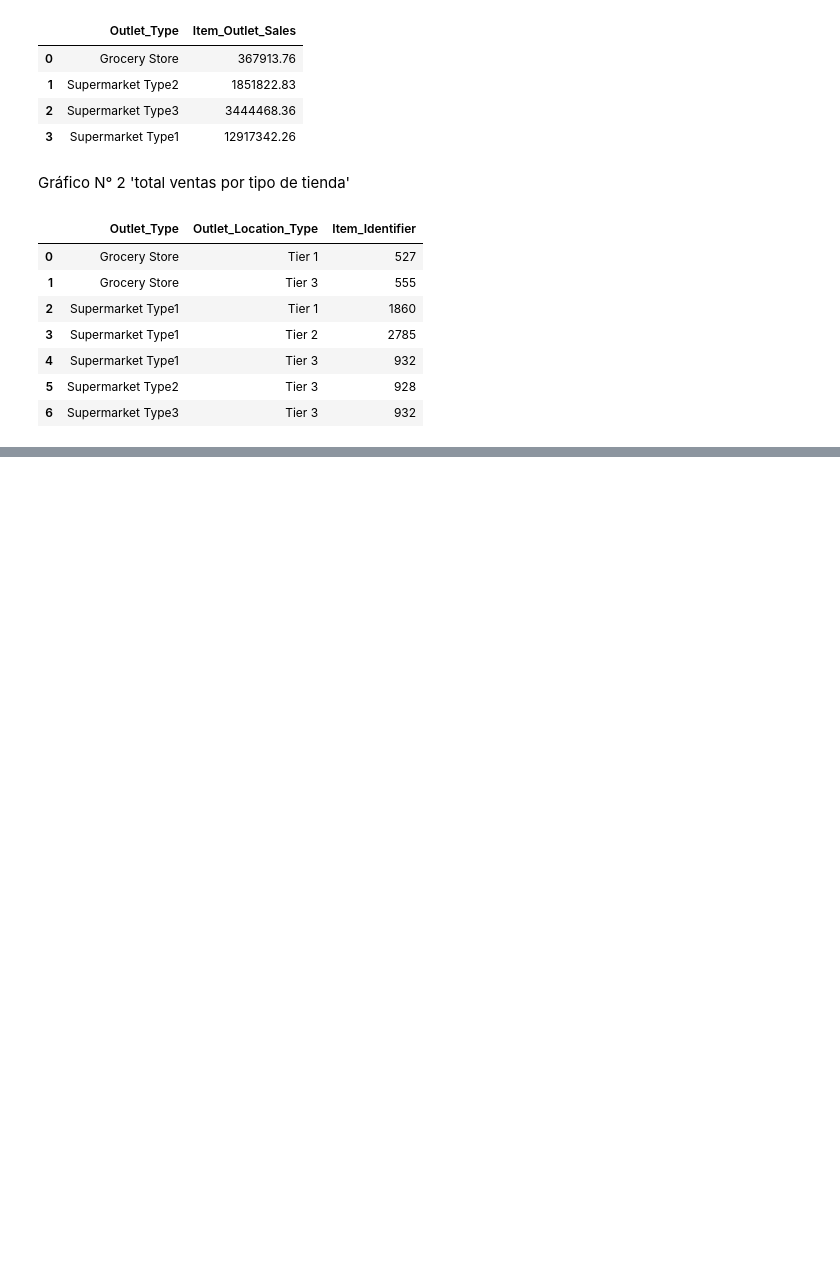
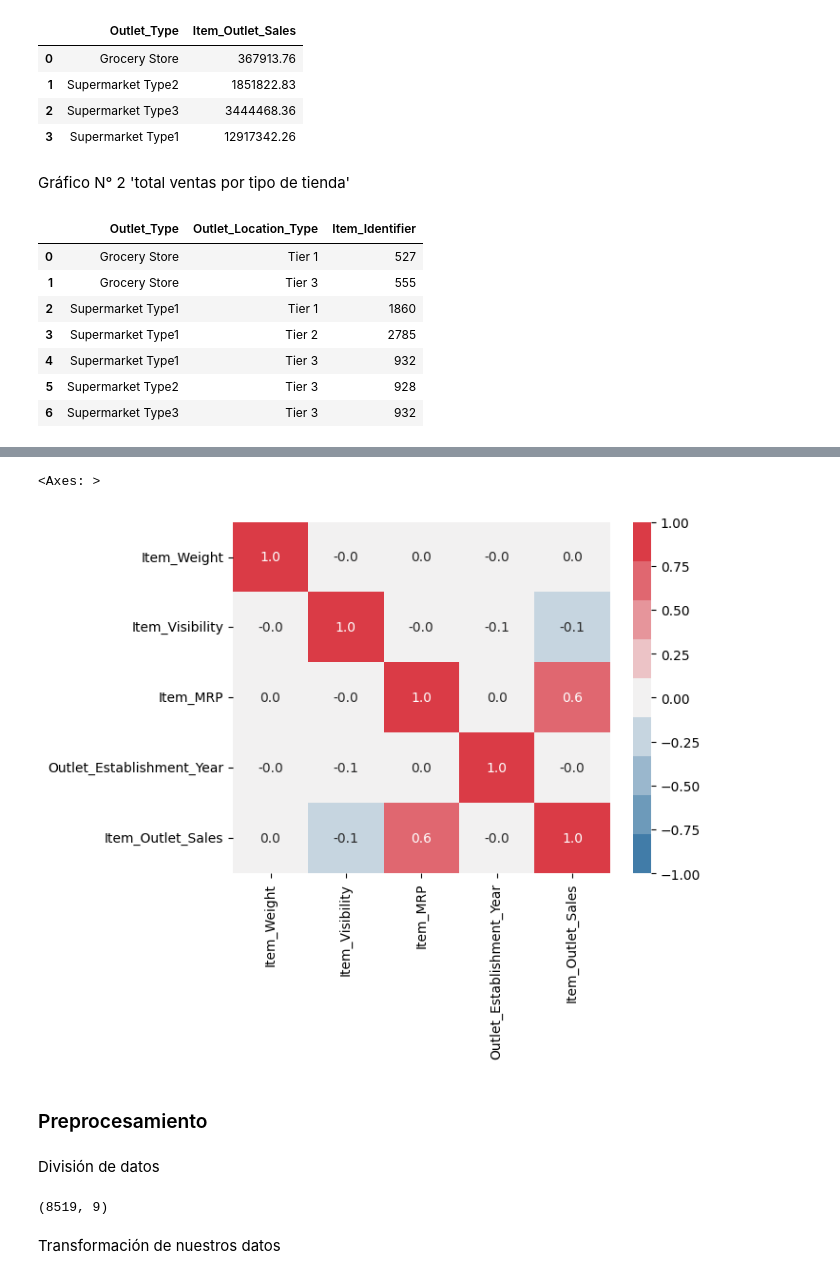
Before and after one commit to linerlander/sales_predictions, a Jupyter notebook: data_cleaning.ipynb, the cells around one changed output, grey strips where cells are left out. Cells and saved outputs as stored; diff of their text form; code cells hidden in the pictures; blank space fills up the shorter version.

```diff
--- a/data_cleaning.ipynb
+++ b/data_cleaning.ipynb
@@ -262,0 +331,16 @@ fg.update_legends(title_text = 'Tipo de locación')
+# %%
+import seaborn as sns
+sns.heatmap(df.select_dtypes(include='number').corr(), cmap = sns.diverging_palette(240, 10, n=9), annot=True, fmt='.1f', vmin=-1, vmax=1
+            )
+# %% [output]
+<Axes: >
+[figure, added]
+# %% [markdown]
+### Preprocesamiento
+# %% [markdown]
+División de datos
+# %%
+X = df.drop('Item_Outlet_Sales', axis=1)
+X.shape
+# %% [output]
+(8519, 9)
@@ -262,0 +349,2 @@ fg.update_legends(title_text = 'Tipo de locación')
+# %% [markdown]
+Transformación de nuestros datos
```
Also changed, not shown: parts of 40 cells of this notebook.
